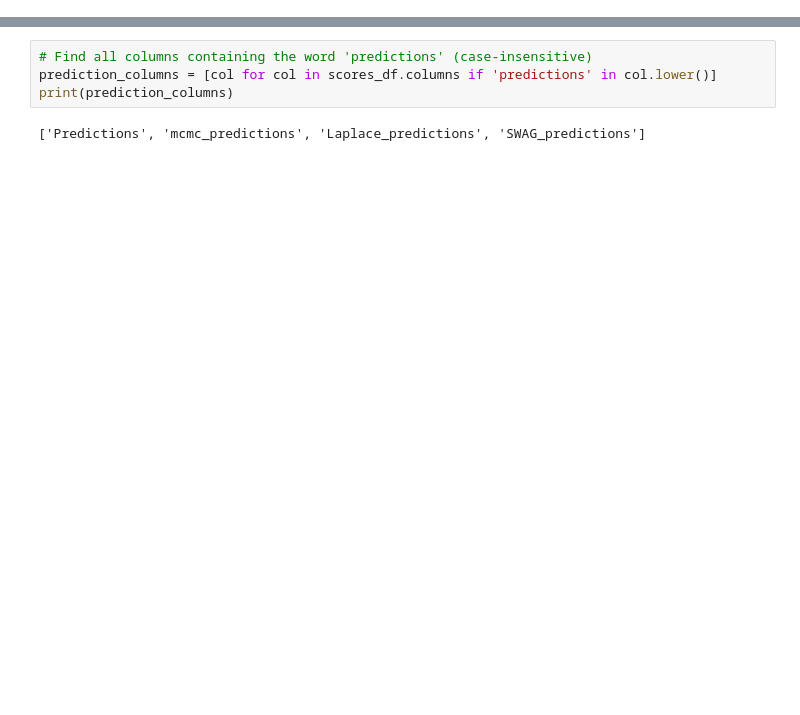
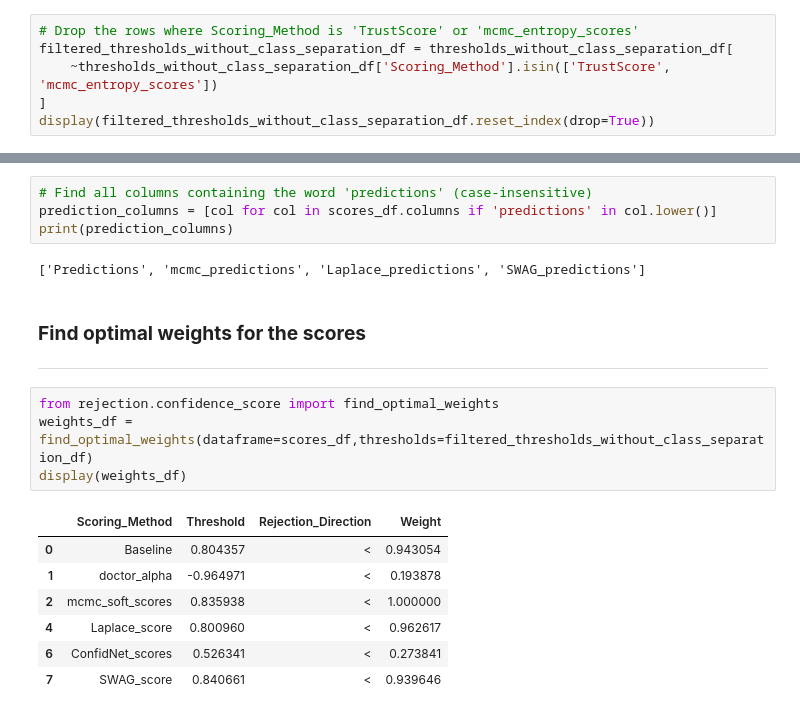
Before and after one commit to Barack-Samuni/failure_detection_benchmark, a Jupyter notebook: rejection_results_RSNA.ipynb, the cells around one changed output, grey strips where cells are left out. Saved outputs shown, nothing was run; the diff lists cells and outputs as text; blank space fills up the shorter version.

Commit message:
Added weighting function to the scores

```diff
--- a/rejection_results_RSNA.ipynb
+++ b/rejection_results_RSNA.ipynb
@@ -137,0 +140,6 @@ display(thresholds_without_class_separation_df)
+# %%
+# Drop the rows where Scoring_Method is 'TrustScore' or 'mcmc_entropy_scores'
+filtered_thresholds_without_class_separation_df = thresholds_without_class_separation_df[
+    ~thresholds_without_class_separation_df['Scoring_Method'].isin(['TrustScore', 'mcmc_entropy_scores'])
+]
+display(filtered_thresholds_without_class_separation_df.reset_index(drop=True))
@@ -141,3 +157,18 @@ prediction_columns = [col for col in scores_df.columns if 'predictions' in col.l
 print(prediction_columns)
 # %% [output]
 ['Predictions', 'mcmc_predictions', 'Laplace_predictions', 'SWAG_predictions']
+# %% [markdown]
+### **Find optimal weights for the scores**
+***
+# %%
+from rejection.confidence_score import find_optimal_weights
+weights_df = find_optimal_weights(dataframe=scores_df,thresholds=filtered_thresholds_without_class_separation_df)
+display(weights_df)
+# %% [output]
+|  | Scoring_Method | Threshold | Rejection_Direction | Weight |
+| 0 | Baseline | 0.804357 | < | 0.943054 |
+| 1 | doctor_alpha | -0.964971 | < | 0.193878 |
+| 2 | mcmc_soft_scores | 0.835938 | < | 1.000000 |
+| 4 | Laplace_score | 0.800960 | < | 0.962617 |
+| 6 | ConfidNet_scores | 0.526341 | < | 0.273841 |
+| 7 | SWAG_score | 0.840661 | < | 0.939646 |
```
Also changed, not shown: parts of 4 cells of this notebook, 2 other files.
